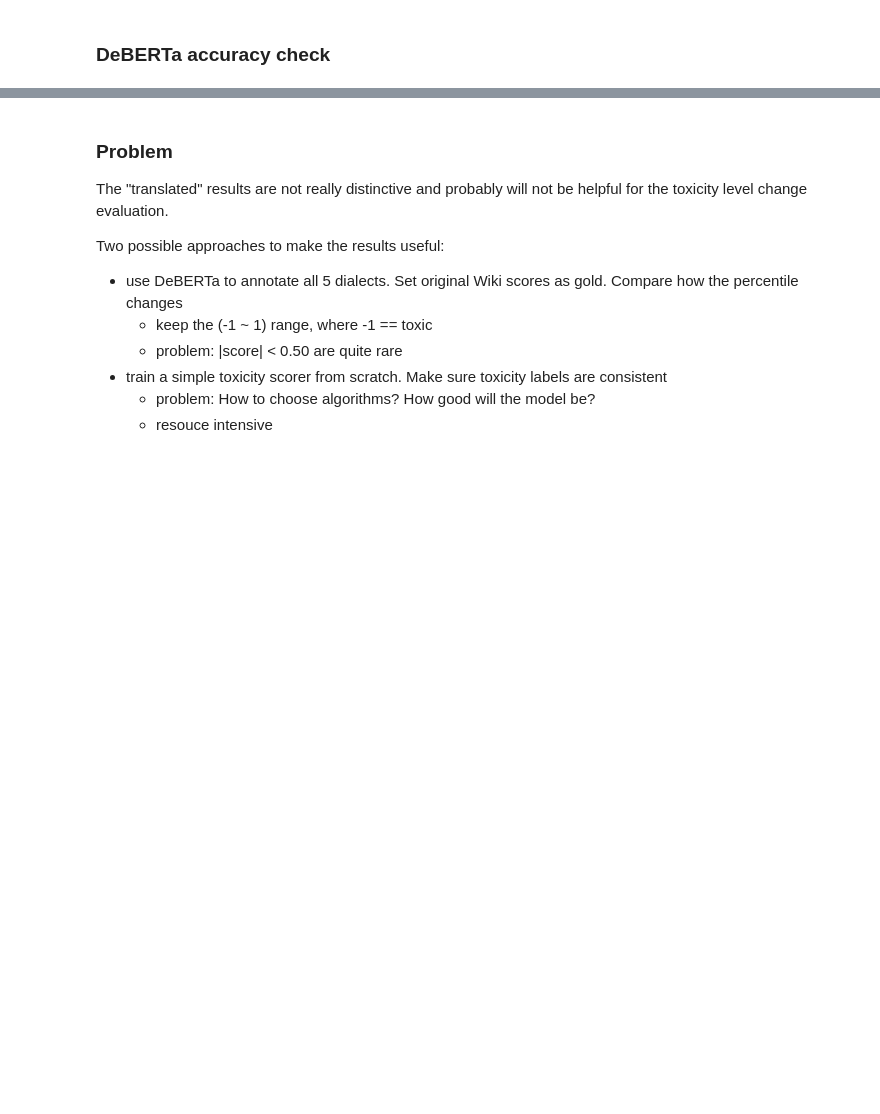
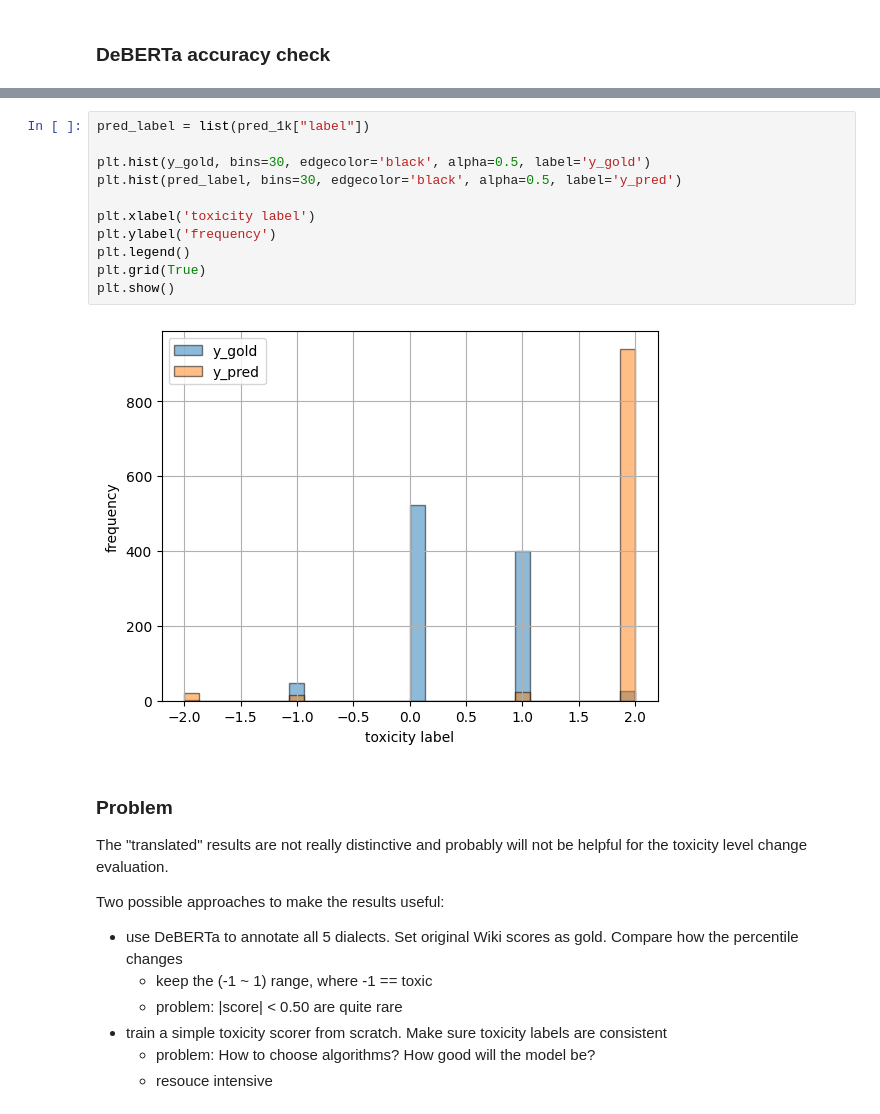
Before and after one commit to xuanxuanx-98/CompMod_2324_BN-AP, a Jupyter notebook: notebooks/toxicity_detection_dialect_bias.ipynb, the cells around one changed output, grey strips where cells are left out. Saved outputs shown, nothing was run; the diff lists cells and outputs as text; blank space fills up the shorter version.

```diff
--- a/notebooks/toxicity_detection_dialect_bias.ipynb
+++ b/notebooks/toxicity_detection_dialect_bias.ipynb
@@ -100,3 +116,16 @@ Counter({2: 472, 1: 14, -2: 7, -1: 7})
+# %%
+pred_label = list(pred_1k["label"])
+
+plt.hist(y_gold, bins=30, edgecolor='black', alpha=0.5, label='y_gold')
+plt.hist(pred_label, bins=30, edgecolor='black', alpha=0.5, label='y_pred')
+
+plt.xlabel('toxicity label')
+plt.ylabel('frequency')
+plt.legend()
+plt.grid(True)
+plt.show()
+# %% [output]
+[figure, added]
 # %% [markdown]
 ### Problem
 
```
Also changed, not shown: parts of 10 cells of this notebook, 1 other file.
